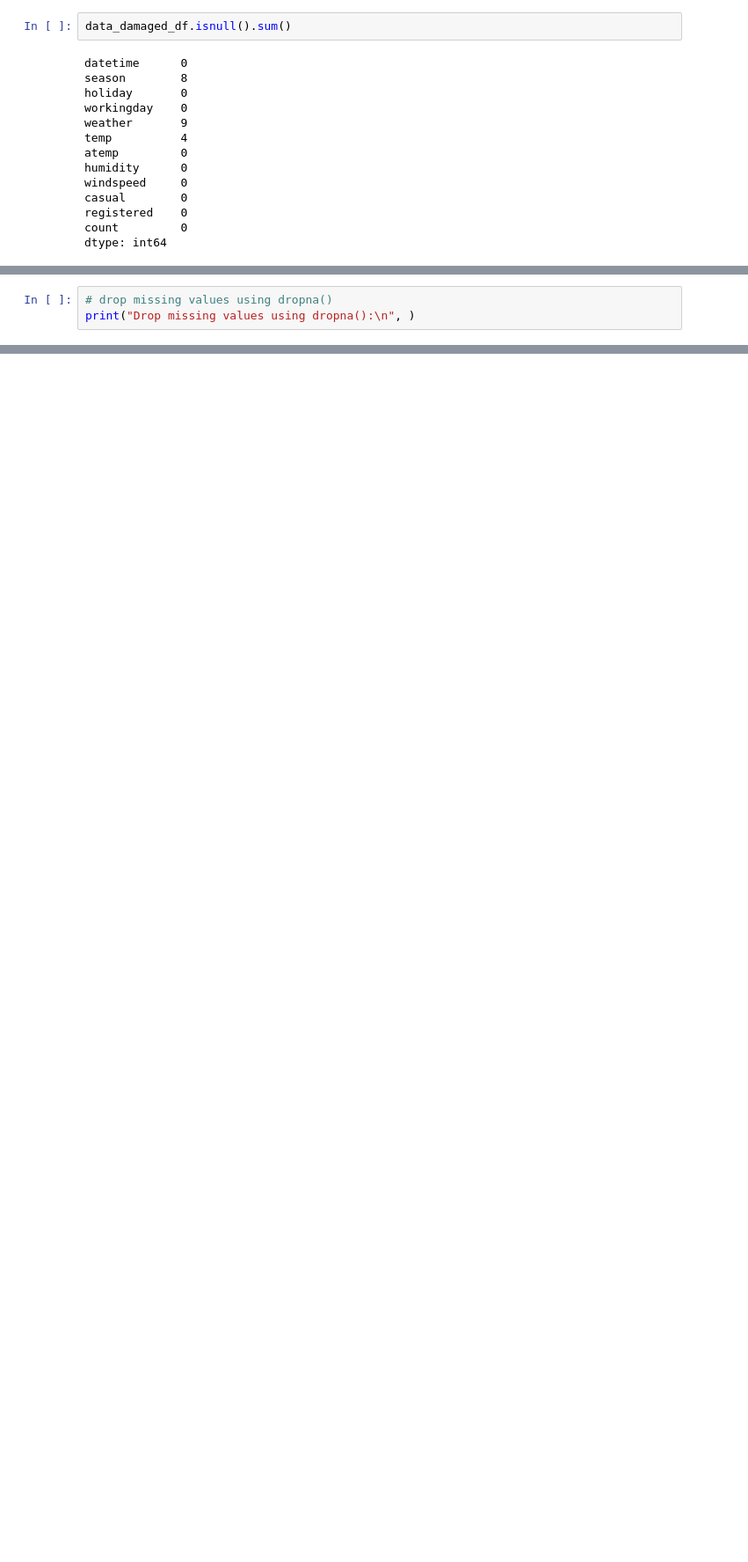
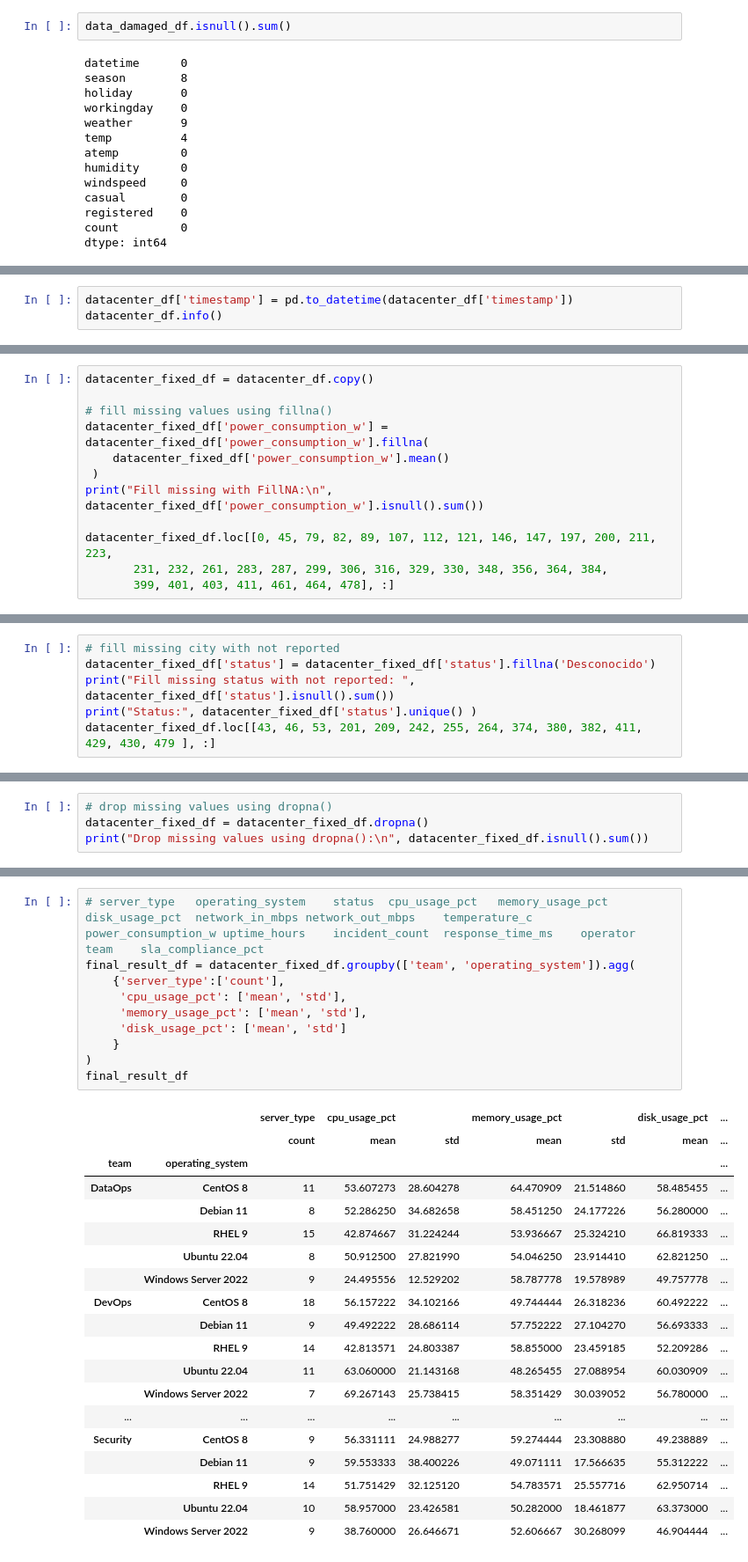
Before and after one commit to EngAndres/ud-public, a Jupyter notebook: courses/data-analysis-programming/notebooks/python_intro.ipynb, the cells around one changed output, grey strips where cells are left out. Shown at 88% size. Drawn from its saved outputs; the diff is of its cells as text; blank space fills up the shorter version.

```diff
--- a/courses/data-analysis-programming/notebooks/python_intro.ipynb
+++ b/courses/data-analysis-programming/notebooks/python_intro.ipynb
@@ -1843,0 +1871,3 @@ print("Fill missing values using fillna() in date_time column with interpolation
+# %%
+datacenter_df['timestamp'] = pd.to_datetime(datacenter_df['timestamp'])
+datacenter_df.info()
@@ -1843,0 +1929,12 @@ print("Fill missing values using fillna() in date_time column with interpolation
+# %%
+datacenter_fixed_df = datacenter_df.copy()
+
+# fill missing values using fillna()
+datacenter_fixed_df['power_consumption_w'] = datacenter_fixed_df['power_consumption_w'].fillna(
+    datacenter_fixed_df['power_consumption_w'].mean()
+ )
+print("Fill missing with FillNA:\n", datacenter_fixed_df['power_consumption_w'].isnull().sum())
+
+datacenter_fixed_df.loc[[0, 45, 79, 82, 89, 107, 112, 121, 146, 147, 197, 200, 211, 223,
+       231, 232, 261, 283, 287, 299, 306, 316, 329, 330, 348, 356, 364, 384,
+       399, 401, 403, 411, 461, 464, 478], :]
@@ -1843,0 +1986,6 @@ print("Fill missing values using fillna() in date_time column with interpolation
+# %%
+# fill missing city with not reported
+datacenter_fixed_df['status'] = datacenter_fixed_df['status'].fillna('Desconocido')
+print("Fill missing status with not reported: ", datacenter_fixed_df['status'].isnull().sum())
+print("Status:", datacenter_fixed_df['status'].unique() )
+datacenter_fixed_df.loc[[43, 46, 53, 201, 209, 242, 255, 264, 374, 380, 382, 411, 429, 430, 479 ], :]
@@ -1844,3 +2035,4 @@ print("Fill missing values using fillna() in date_time column with interpolation
 # %%
 # drop missing values using dropna()
-print("Drop missing values using dropna():\n", )
+datacenter_fixed_df = datacenter_fixed_df.dropna()
+print("Drop missing values using dropna():\n", datacenter_fixed_df.isnull().sum())
@@ -1846,0 +2103,30 @@ print("Drop missing values using dropna():\n", )
+# %%
+# server_type	operating_system	status	cpu_usage_pct	memory_usage_pct	disk_usage_pct	network_in_mbps	network_out_mbps	temperature_c	power_consumption_w	uptime_hours	incident_count	response_time_ms	operator	team	sla_compliance_pct
+final_result_df = datacenter_fixed_df.groupby(['team', 'operating_system']).agg(
+    {'server_type':['count'],
+     'cpu_usage_pct': ['mean', 'std'],
+     'memory_usage_pct': ['mean', 'std'],
+     'disk_usage_pct': ['mean', 'std']
+    }
+)
+final_result_df
+# %% [output]
+|  |  | server_type | cpu_usage_pct |  | memory_usage_pct |  | disk_usage_pct | ... |
+|  |  | count | mean | std | mean | std | mean | ... |
+| team | operating_system |  |  |  |  |  |  | ... |
+| DataOps | CentOS 8 | 11 | 53.607273 | 28.604278 | 64.470909 | 21.514860 | 58.485455 | ... |
+|  | Debian 11 | 8 | 52.286250 | 34.682658 | 58.451250 | 24.177226 | 56.280000 | ... |
+|  | RHEL 9 | 15 | 42.874667 | 31.224244 | 53.936667 | 25.324210 | 66.819333 | ... |
+|  | Ubuntu 22.04 | 8 | 50.912500 | 27.821990 | 54.046250 | 23.914410 | 62.821250 | ... |
+|  | Windows Server 2022 | 9 | 24.495556 | 12.529202 | 58.787778 | 19.578989 | 49.757778 | ... |
+| DevOps | CentOS 8 | 18 | 56.157222 | 34.102166 | 49.744444 | 26.318236 | 60.492222 | ... |
+|  | Debian 11 | 9 | 49.492222 | 28.686114 | 57.752222 | 27.104270 | 56.693333 | ... |
+|  | RHEL 9 | 14 | 42.813571 | 24.803387 | 58.855000 | 23.459185 | 52.209286 | ... |
+|  | Ubuntu 22.04 | 11 | 63.060000 | 21.143168 | 48.265455 | 27.088954 | 60.030909 | ... |
+|  | Windows Server 2022 | 7 | 69.267143 | 25.738415 | 58.351429 | 30.039052 | 56.780000 | ... |
+| ... | ... | ... | ... | ... | ... | ... | ... | ... |
+| Security | CentOS 8 | 9 | 56.331111 | 24.988277 | 59.274444 | 23.308880 | 49.238889 | ... |
+|  | Debian 11 | 9 | 59.553333 | 38.400226 | 49.071111 | 17.566635 | 55.312222 | ... |
+|  | RHEL 9 | 14 | 51.751429 | 32.125120 | 54.783571 | 25.557716 | 62.950714 | ... |
+|  | Ubuntu 22.04 | 10 | 58.957000 | 23.426581 | 50.282000 | 18.461877 | 63.373000 | ... |
+|  | Windows Server 2022 | 9 | 38.760000 | 26.646671 | 52.606667 | 30.268099 | 46.904444 | ... |
```
Also changed, not shown: parts of 19 cells of this notebook, 15 other files.
